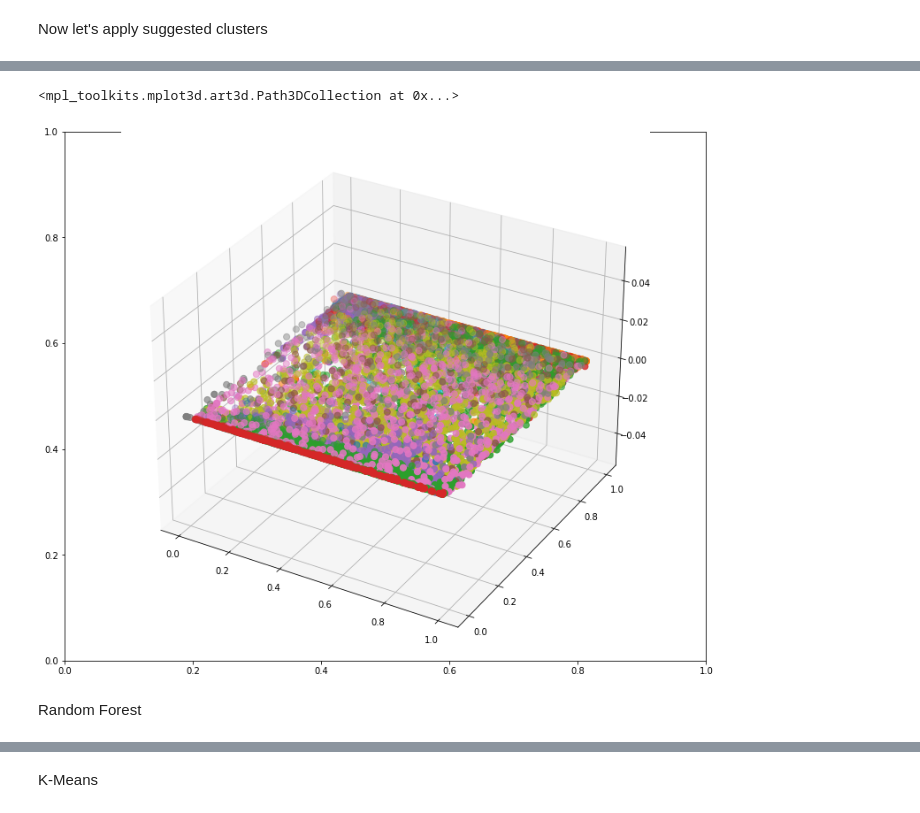
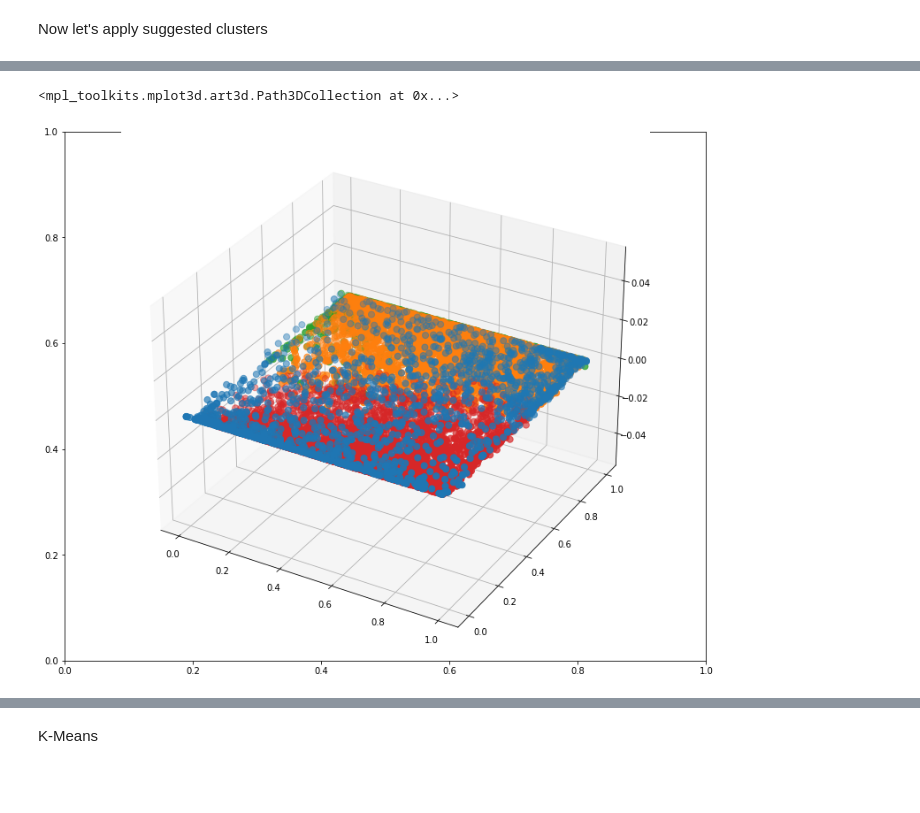
Before and after one commit to Siphesihle13/MoodRecommendationSystem, a Jupyter notebook: research.ipynb, the cells around one changed output, grey strips where cells are left out. Cells and saved outputs as stored; diff of their text form; code cells hidden in the pictures; blank space fills up the shorter version.

```diff
--- a/research.ipynb
+++ b/research.ipynb
@@ -178,13 +175,0 @@ BIC Score
-# %%
-
-n_components = range(1, 30)
-covariance_type = ['spherical', 'tied', 'diag', 'full']
-scoreB=[]
-for cov in covariance_type:
-    for n_comp in n_components:
-        gmm=GaussianMixture(n_components=n_comp,covariance_type=cov, random_state = 10)
-        gmm.fit(scaled)
-        scoreB.append((cov,n_comp,gmm.bic(scaled)))
-score_1B = pd.DataFrame(scoreB)
-score_1B.columns = ['Covariance_Type', 'N_Components','BIC_Score']
-score_2B = score_1B[score_1B.BIC_Score == score_1B.BIC_Score.min()]
@@ -241,8 +220,8 @@ sns.lineplot(data=score_1,x="N_Components", y="Silhouette_Score").set_title("Sil
 # %% [markdown]
 Now let's apply suggested clusters
 # %%
-gmm = GaussianMixture(27,
-                     covariance_type='full',
+gmm = GaussianMixture(4,
+                     covariance_type='spherical',
                      random_state=0).fit(scaled)
 #plt.scatter(x_train[:, 0], x_train[:, 1], c=labels, s=40, cmap='viridis');
 # %%
@@ -275,36 +254,11 @@ x_trainC["GMM_Clusters"] =gmmL["GMM_Cluster"]
 # %%
 fig, ax = plt.subplots(figsize=(13,11))
 ax = fig.add_subplot(111, projection='3d')
 
 plt.scatter(scaled[labels == 0,0],scaled[labels == 0,1], s= 50, label= 'Cluster 1')
 plt.scatter(scaled[labels == 1,0], scaled[labels == 1,1], s= 50,  label= 'Cluster 2')
 plt.scatter(scaled[labels == 2,0], scaled[labels == 2,1], s= 50, label= 'Cluster 3')
 plt.scatter(scaled[labels == 3,0], scaled[labels == 3,1], s= 50,  label= 'Cluster 4')
-plt.scatter(scaled[labels == 4,0], scaled[labels == 4,1], s= 50, label= 'Cluster 5')
-plt.scatter(scaled[labels == 5,0],scaled[labels == 5,1], s= 50, label= 'Cluster 6')
-plt.scatter(scaled[labels == 6,0], scaled[labels == 6,1], s= 50, label= 'Cluster 7')
-plt.scatter(scaled[labels == 7,0], scaled[labels == 7,1], s= 50, label= 'Cluster 8')
-plt.scatter(scaled[labels == 8,0], scaled[labels == 8,1], s= 50, label= 'Cluster 9')
-plt.scatter(scaled[labels == 9,0],scaled[labels == 9,1], s= 50, label= 'Cluster 10')
-plt.scatter(scaled[labels == 10,0], scaled[labels == 10,1], s= 50, label= 'Cluster 11')
-plt.scatter(scaled[labels == 11,0], scaled[labels == 11,1], s= 50, label= 'Cluster 12')
-plt.scatter(scaled[labels == 12,0], scaled[labels == 12,1], s= 50, label= 'Cluster 13')
-plt.scatter(scaled[labels == 13,0],scaled[labels == 13,1], s= 50,label= 'Cluster 14')
-plt.scatter(scaled[labels == 14,0], scaled[labels == 14,1], s= 50, label= 'Cluster 15')
-plt.scatter(scaled[labels == 15,0], scaled[labels == 15,1], s= 50, label= 'Cluster 6')
-plt.scatter(scaled[labels == 16,0], scaled[labels == 16,1], s= 50, label= 'Cluster 17')
-plt.scatter(scaled[labels == 17,0], scaled[labels == 17,1], s= 50, label= 'Cluster 18')
-plt.scatter(scaled[labels == 18,0], scaled[labels == 18,1], s= 50, label= 'Cluster 19')
-plt.scatter(scaled[labels == 19,0], scaled[labels == 19,1], s= 50, label= 'Cluster 20')
-plt.scatter(scaled[labels == 20,0],scaled[labels == 20,1], s= 50, label= 'Cluster 21')
-plt.scatter(scaled[labels == 21,0], scaled[labels == 21,1], s= 50, label= 'Cluster 22')
-plt.scatter(scaled[labels == 22,0], scaled[labels == 22,1], s= 50, label= 'Cluster 23')
-plt.scatter(scaled[labels == 23,0], scaled[labels == 23,1], s= 50, label= 'Cluster 24')
-plt.scatter(scaled[labels == 24,0],scaled[labels == 24,1], s= 50, label= 'Cluster 25')
-plt.scatter(scaled[labels == 25,0], scaled[labels == 25,1], s= 50, label= 'Cluster 26')
-plt.scatter(scaled[labels == 26,0], scaled[labels == 26,1], s= 50, label= 'Cluster 27')
 # %% [output]
 <mpl_toolkits.mplot3d.art3d.Path3DCollection at 0x...>
-[figure, old version]
+[figure, new version]
-# %% [markdown]
-Random Forest
```
Also changed, not shown: parts of 22 cells of this notebook.
